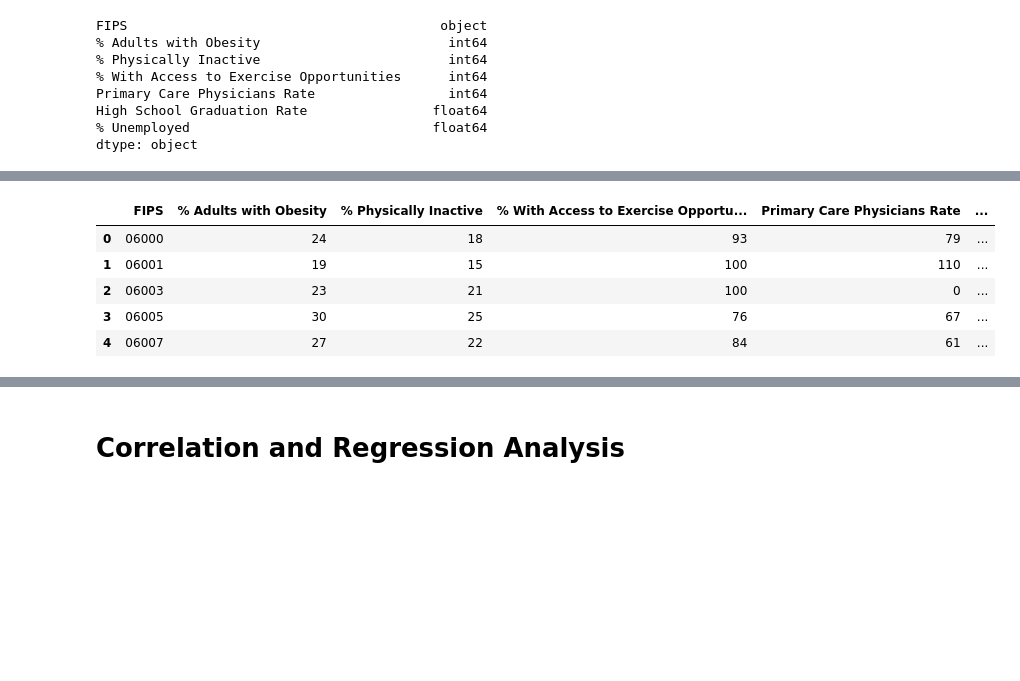
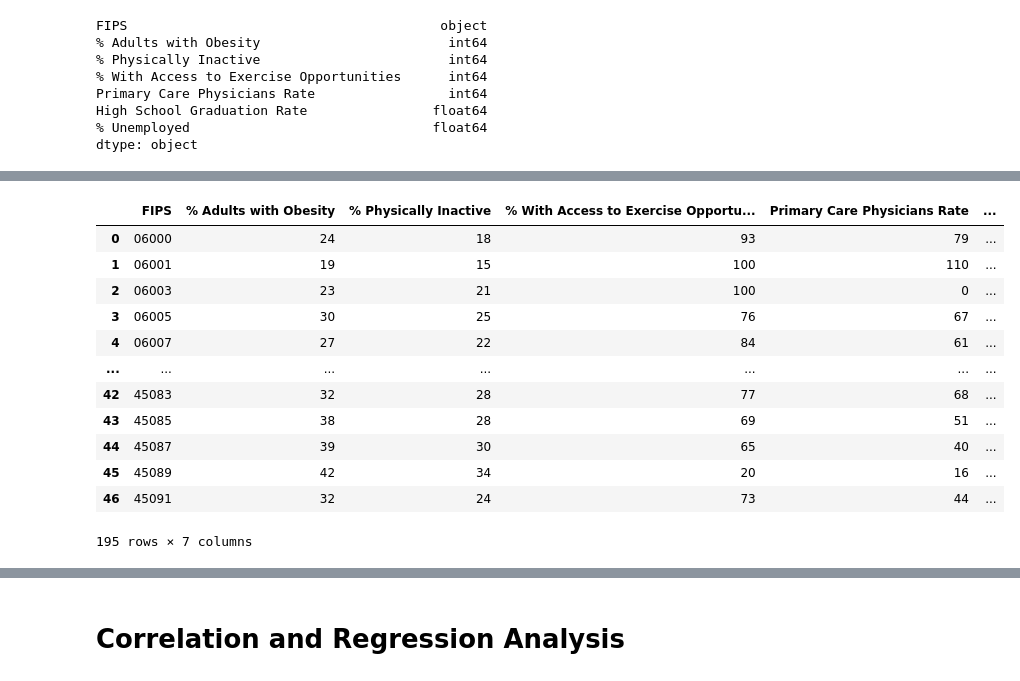
Before and after one commit to katrinan029/project-movat, a Jupyter notebook: Project code.ipynb, the cells around one changed output, grey strips where cells are left out. Drawn from its saved outputs; the diff is of its cells as text; code cells hidden in the pictures; blank space fills up the shorter version.

```diff
--- a/Project code.ipynb
+++ b/Project code.ipynb
@@ -173,7 +173,7 @@ dtype: object
 # https://www.w3resource.com/python/python-format.php
 # https://www.geeksforgeeks.org/python-pandas-apply/
 
-format_FIPS = state_health_df['FIPS'].apply('{:0>5}'.format).head()
+format_FIPS = state_health_df['FIPS'].apply('{:0>5}'.format)
 # %%
 # Converting the formated FIPS to a DataFrame
 
@@ -181,12 +195,19 @@ FIPS_df = pd.DataFrame(format_FIPS)
 # %%
 # Replacing the formatted FIPS column to the DataFrame
 
 state_health_df["FIPS"] = FIPS_df
-state_health_df.head()
+state_health_df
 # %% [output]
 |  | FIPS | % Adults with Obesity | % Physically Inactive | % With Access to Exercise Opportu... | Primary Care Physicians Rate | ... |
 | 0 | 06000 | 24 | 18 | 93 | 79 | ... |
 | 1 | 06001 | 19 | 15 | 100 | 110 | ... |
 | 2 | 06003 | 23 | 21 | 100 | 0 | ... |
 | 3 | 06005 | 30 | 25 | 76 | 67 | ... |
 | 4 | 06007 | 27 | 22 | 84 | 61 | ... |
+| ... | ... | ... | ... | ... | ... | ... |
+| 42 | 45083 | 32 | 28 | 77 | 68 | ... |
+| 43 | 45085 | 38 | 28 | 69 | 51 | ... |
+| 44 | 45087 | 39 | 30 | 65 | 40 | ... |
+| 45 | 45089 | 42 | 34 | 20 | 16 | ... |
+| 46 | 45091 | 32 | 24 | 73 | 44 | ... |
+195 rows × 7 columns
```
Also changed, not shown: parts of 6 cells of this notebook.
